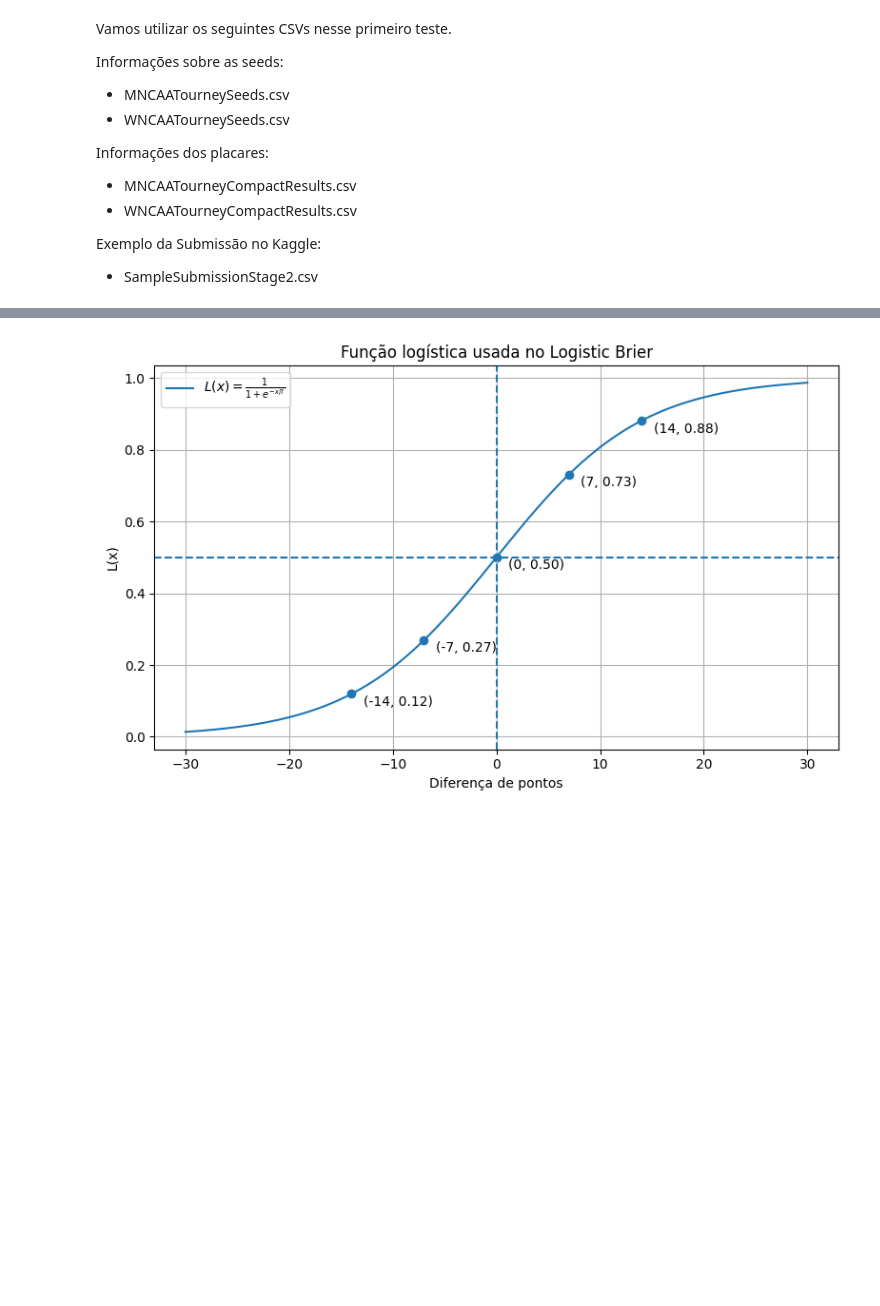
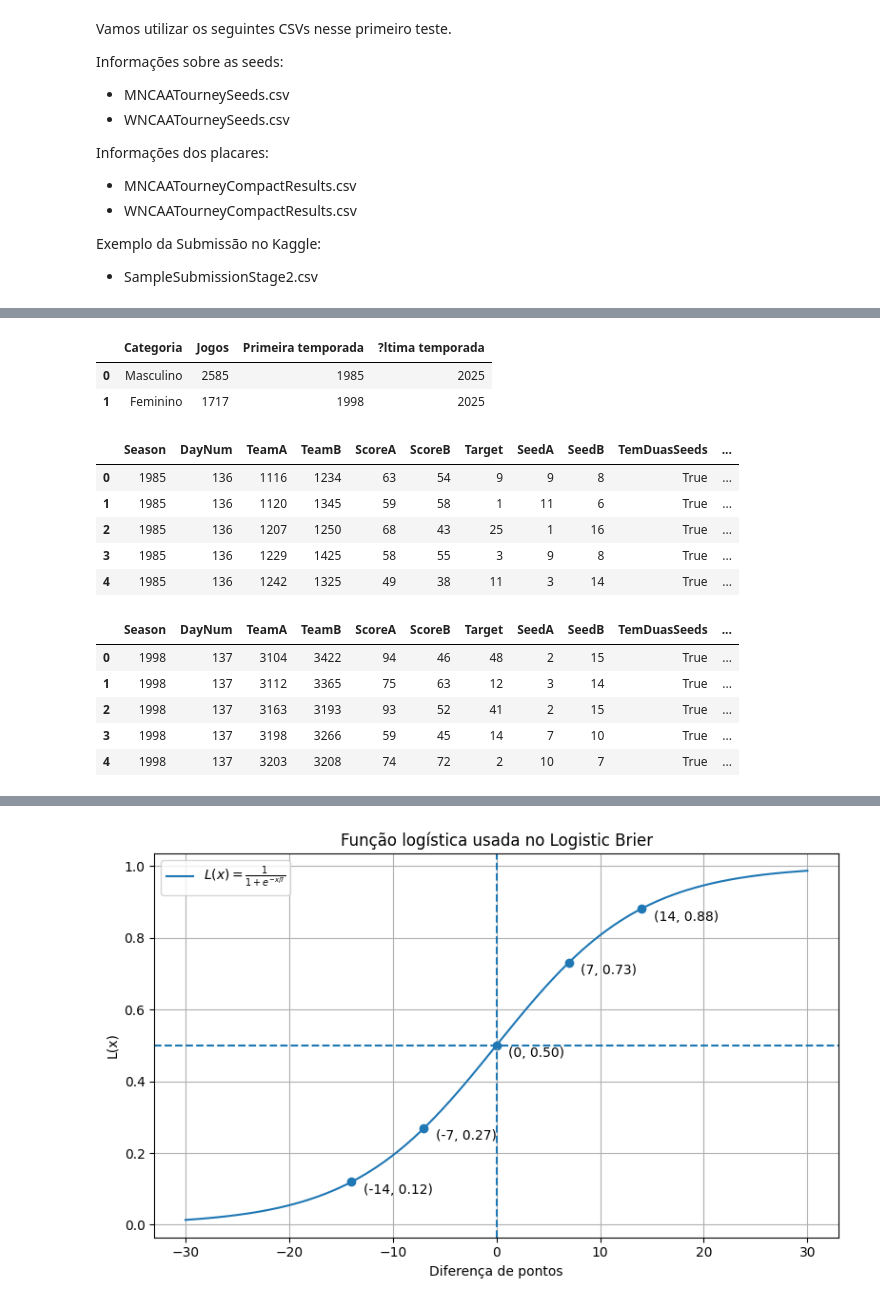
Before and after one commit to DaviSeiji/March-Mania---Comp-CDados, a Jupyter notebook: notebooks/baseline_inicial/baseline_inicial_linear.ipynb, the cells around one changed output, grey strips where cells are left out. Cells and saved outputs as stored; diff of their text form; code cells hidden in the pictures; blank space fills up the shorter version.

```diff
--- a/notebooks/baseline_inicial/baseline_inicial_linear.ipynb
+++ b/notebooks/baseline_inicial/baseline_inicial_linear.ipynb
@@ -484,0 +72,42 @@ Preenchimentos sem duas seeds: 127,577
+# %%
+dados = {
+    categoria: carregar_dados(PASTA_DADOS, categoria, stage=STAGE)
+    for categoria in CATEGORIAS
+}
+seeds = {
+    categoria: preparar_seeds(base["seeds"])
+    for categoria, base in dados.items()
+}
+jogos = {
+    categoria: adicionar_seeds(organizar_jogos(base["resultados"]), seeds[categoria])
+    for categoria, base in dados.items()
+}
+sample_submission = dados["M"]["sample_submission"]
+
+display(pd.DataFrame([
+    {
+        "Categoria": nome,
+        "Jogos": len(jogos[categoria]),
+        "Primeira temporada": jogos[categoria]["Season"].min(),
+        "?ltima temporada": jogos[categoria]["Season"].max(),
+    }
+    for categoria, nome in CATEGORIAS.items()
+]))
+display(jogos["M"].head())
+display(jogos["W"].head())
+# %% [output]
+|  | Categoria | Jogos | Primeira temporada | ?ltima temporada |
+| 0 | Masculino | 2585 | 1985 | 2025 |
+| 1 | Feminino | 1717 | 1998 | 2025 |
+|  | Season | DayNum | TeamA | TeamB | ScoreA | ScoreB | Target | SeedA | SeedB | TemDuasSeeds | ... |
+| 0 | 1985 | 136 | 1116 | 1234 | 63 | 54 | 9 | 9 | 8 | True | ... |
+| 1 | 1985 | 136 | 1120 | 1345 | 59 | 58 | 1 | 11 | 6 | True | ... |
+| 2 | 1985 | 136 | 1207 | 1250 | 68 | 43 | 25 | 1 | 16 | True | ... |
+| 3 | 1985 | 136 | 1229 | 1425 | 58 | 55 | 3 | 9 | 8 | True | ... |
+| 4 | 1985 | 136 | 1242 | 1325 | 49 | 38 | 11 | 3 | 14 | True | ... |
+|  | Season | DayNum | TeamA | TeamB | ScoreA | ScoreB | Target | SeedA | SeedB | TemDuasSeeds | ... |
+| 0 | 1998 | 137 | 3104 | 3422 | 94 | 46 | 48 | 2 | 15 | True | ... |
+| 1 | 1998 | 137 | 3112 | 3365 | 75 | 63 | 12 | 3 | 14 | True | ... |
+| 2 | 1998 | 137 | 3163 | 3193 | 93 | 52 | 41 | 2 | 15 | True | ... |
+| 3 | 1998 | 137 | 3198 | 3266 | 59 | 45 | 14 | 7 | 10 | True | ... |
+| 4 | 1998 | 137 | 3203 | 3208 | 74 | 72 | 2 | 10 | 7 | True | ... |
```
Also changed, not shown: parts of 32 cells of this notebook, 5 other files.
